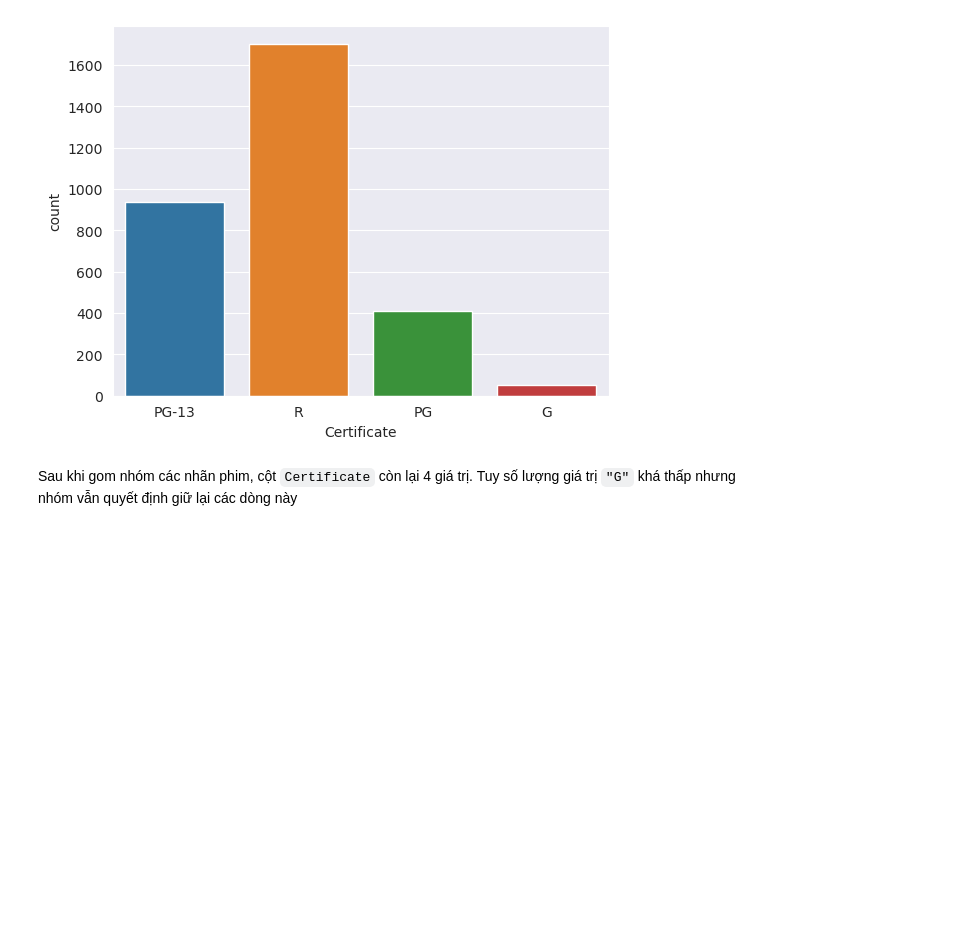
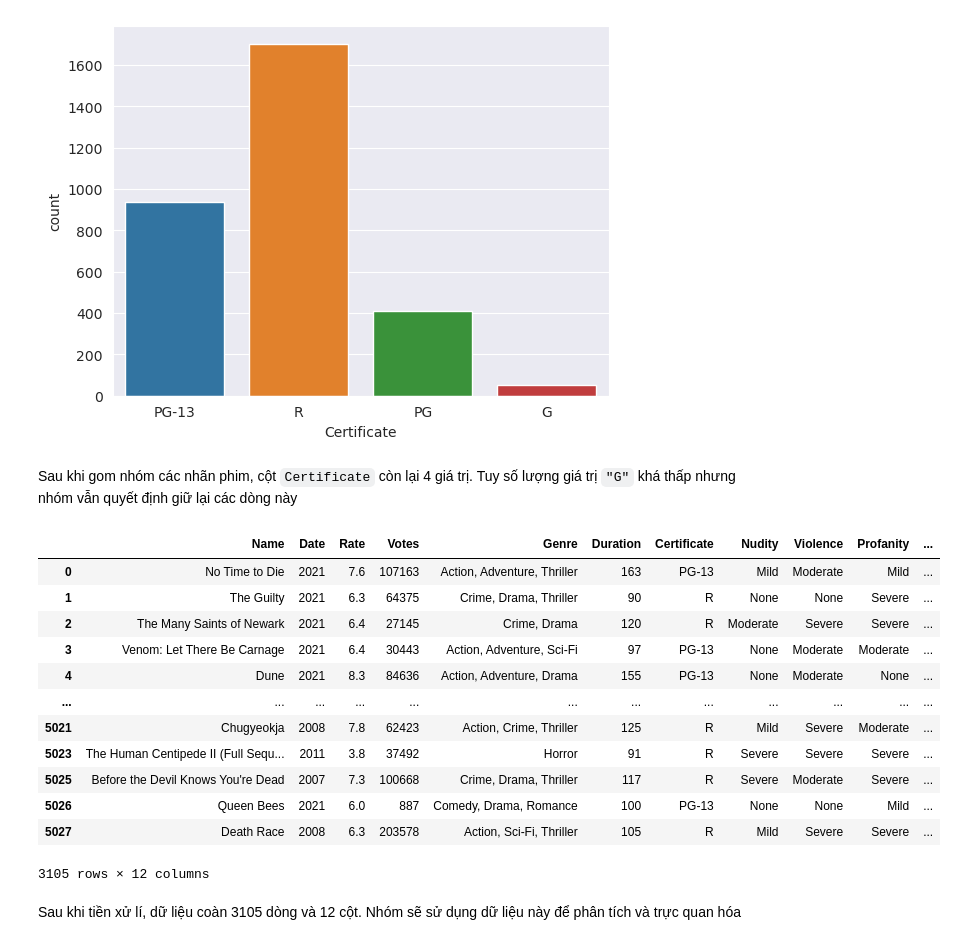
Before and after one commit to hoanglnt/DataVizLab1, a Jupyter notebook: src/preprocess.ipynb, the cells around one changed output. Saved outputs shown, nothing was run; the diff lists cells and outputs as text; code cells hidden in the pictures; blank space fills up the shorter version.

```diff
--- a/src/preprocess.ipynb
+++ b/src/preprocess.ipynb
@@ -460,3 +460,21 @@ sns.countplot(x = df["Certificate"])
 [figure]
 # %% [markdown]
 Sau khi gom nhóm các nhãn phim, cột `Certificate` còn lại 4 giá trị. Tuy số lượng giá trị `"G"` khá thấp nhưng nhóm vẫn quyết định giữ lại các dòng này
+# %%
+df
+# %% [output]
+|  | Name | Date | Rate | Votes | Genre | Duration | Certificate | Nudity | Violence | Profanity | ... |
+| 0 | No Time to Die | 2021 | 7.6 | 107163 | Action, Adventure, Thriller | 163 | PG-13 | Mild | Moderate | Mild | ... |
+| 1 | The Guilty | 2021 | 6.3 | 64375 | Crime, Drama, Thriller | 90 | R | None | None | Severe | ... |
+| 2 | The Many Saints of Newark | 2021 | 6.4 | 27145 | Crime, Drama | 120 | R | Moderate | Severe | Severe | ... |
+| 3 | Venom: Let There Be Carnage | 2021 | 6.4 | 30443 | Action, Adventure, Sci-Fi | 97 | PG-13 | None | Moderate | Moderate | ... |
+| 4 | Dune | 2021 | 8.3 | 84636 | Action, Adventure, Drama | 155 | PG-13 | None | Moderate | None | ... |
+| ... | ... | ... | ... | ... | ... | ... | ... | ... | ... | ... | ... |
+| 5021 | Chugyeokja | 2008 | 7.8 | 62423 | Action, Crime, Thriller | 125 | R | Mild | Severe | Moderate | ... |
+| 5023 | The Human Centipede II (Full Sequ... | 2011 | 3.8 | 37492 | Horror | 91 | R | Severe | Severe | Severe | ... |
+| 5025 | Before the Devil Knows You're Dead | 2007 | 7.3 | 100668 | Crime, Drama, Thriller | 117 | R | Severe | Moderate | Severe | ... |
+| 5026 | Queen Bees | 2021 | 6.0 | 887 | Comedy, Drama, Romance | 100 | PG-13 | None | None | Mild | ... |
+| 5027 | Death Race | 2008 | 6.3 | 203578 | Action, Sci-Fi, Thriller | 105 | R | Mild | Severe | Severe | ... |
+3105 rows × 12 columns
+# %% [markdown]
+Sau khi tiền xử lí, dữ liệu coàn 3105 dòng và 12 cột. Nhóm sẽ sử dụng dữ liệu này để phân tích và trực quan hóa
```
Also changed, not shown: parts of 1 cell of this notebook.
